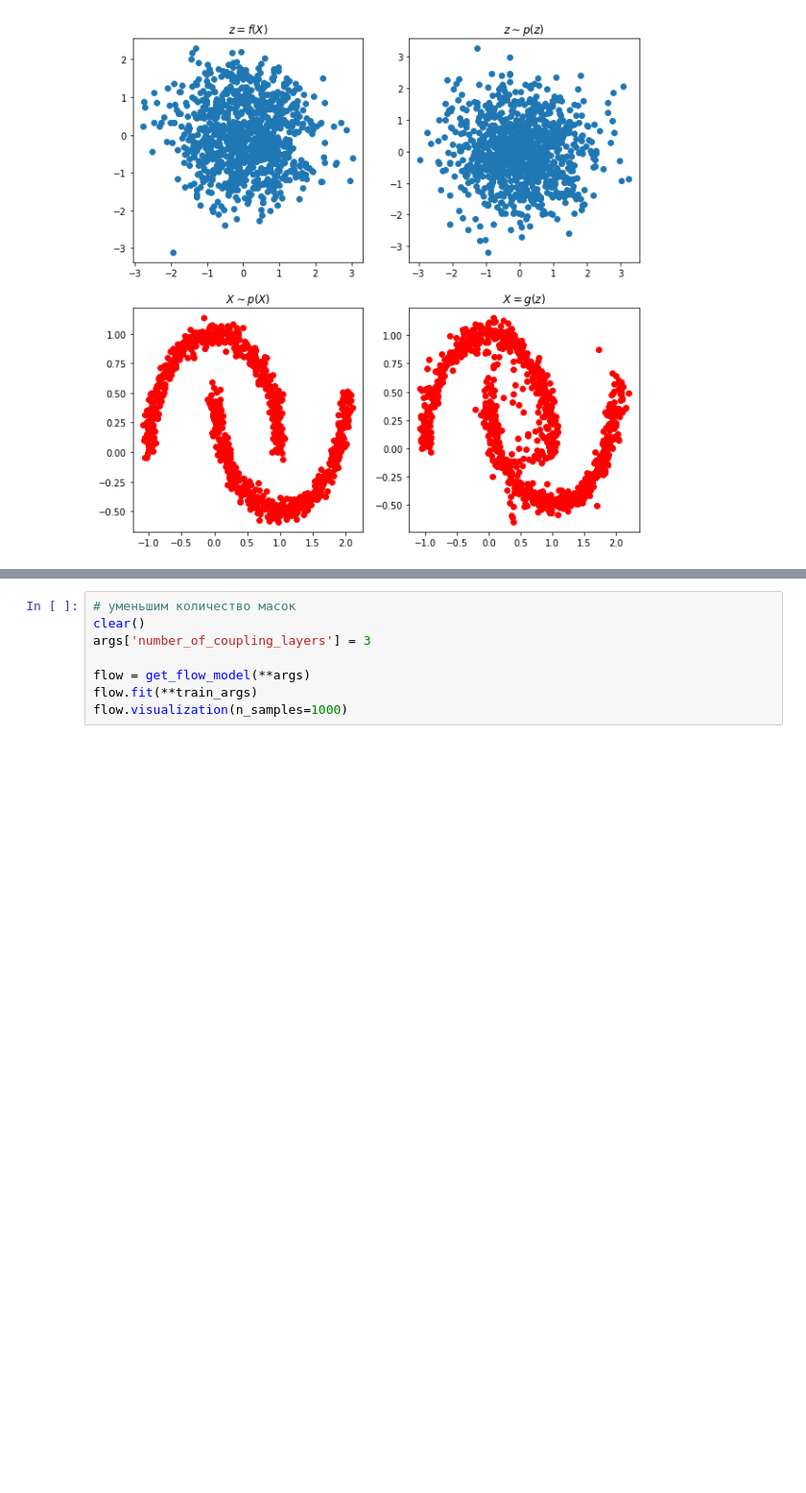
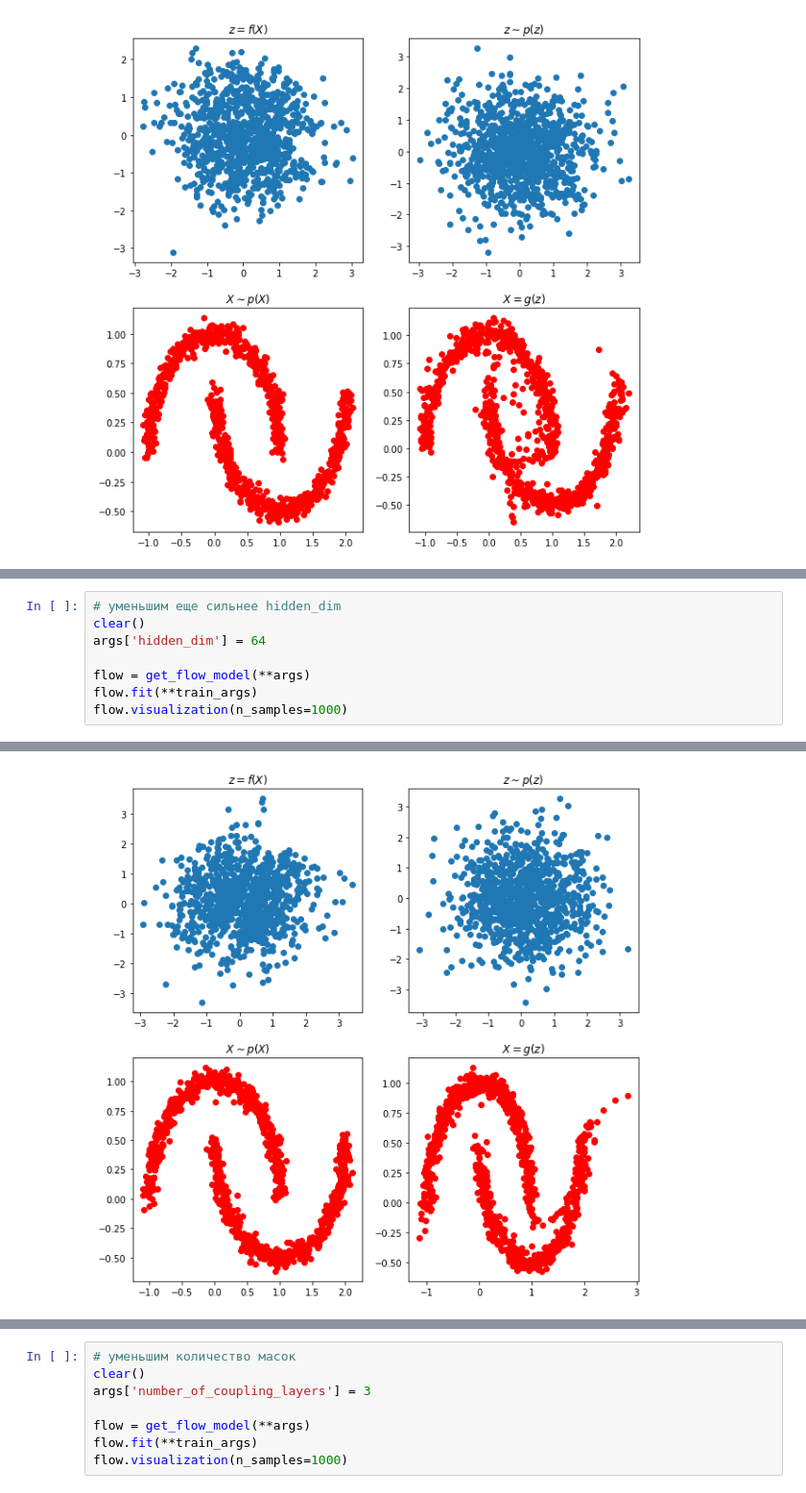
Before and after one commit to Tikhon239/HSE, a Jupyter notebook: BayesML/NF/nf-assignment.ipynb, the cells around one changed output, grey strips where cells are left out. Shown at 96% size. Drawn from its saved outputs; the diff is of its cells as text; blank space fills up the shorter version.

```diff
--- a/BayesML/NF/nf-assignment.ipynb
+++ b/BayesML/NF/nf-assignment.ipynb
@@ -400,0 +422,9 @@ iter 5000: loss = 0.457
+# %%
+# уменьшим еще сильнее hidden_dim
+clear()
+args['hidden_dim'] = 64
+
+flow = get_flow_model(**args)
+flow.fit(**train_args)
+flow.visualization(n_samples=1000)
+# %% [output]
@@ -401,3 +442,4 @@ iter 5000: loss = 0.457
+[figure, added]
 # %%
 # увеличим количество слоев
 clear()
```
Also changed, not shown: parts of 13 cells of this notebook.
